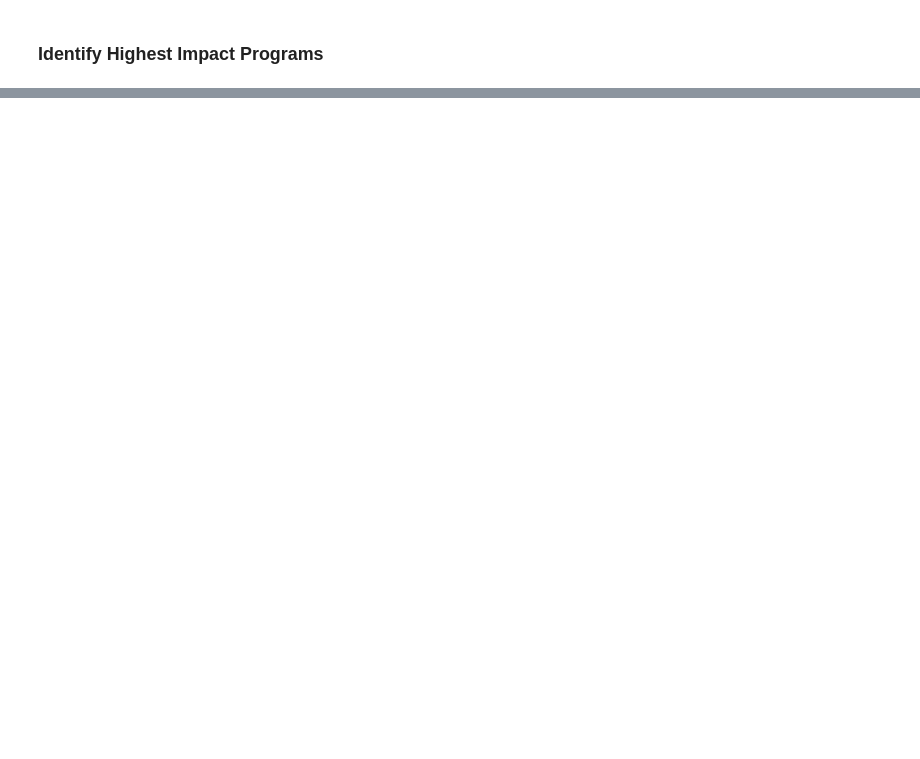
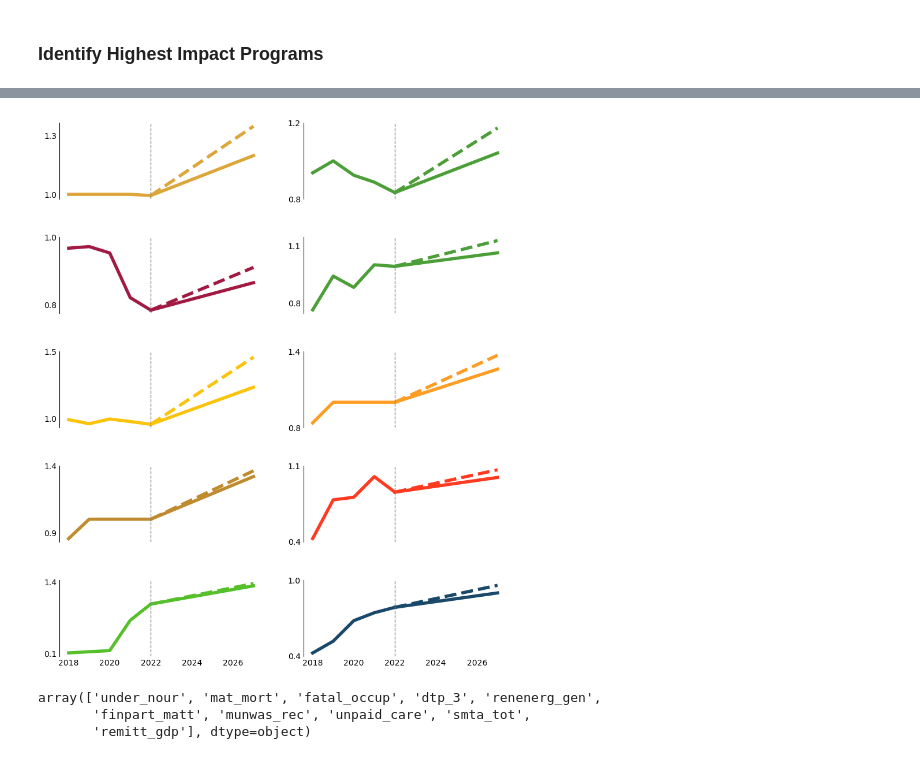
Before and after one commit to rapsoj/ai-for-sdg, a Jupyter notebook: analyse_data.ipynb, the cells around one changed output, grey strips where cells are left out. Drawn from its saved outputs; the diff is of its cells as text; code cells hidden in the pictures; blank space fills up the shorter version.

```diff
--- a/analyse_data.ipynb
+++ b/analyse_data.ipynb
@@ -17,6 +17,7 @@ import matplotlib.pyplot as plt
 
 # Load data
 importance = pd.read_excel('datasets/indicator-impact.xlsx')
+importance['importance_rank'] = importance['importance_rank'] ** 2
 expenditure = pd.read_excel('datasets/government_expenditure_PPI.xlsx').set_index('program_ID')
 base_levels = pd.read_excel('datasets/development_indicators_calibrated_PPI.xlsx')
 
@@ -202,0 +157,13 @@ df_coeff_unit
+# %%
+# List bottom five programs for overall impact
+bottom_overall = df_coeff.sum(axis=1).sort_values(ascending=True).head(5)
+print(bottom_overall)
+print("")
+
+# Get bottom indicators impacted by these programs
+for i in range(0,5):
+    print("Best indicator impact:")
+    print(df_coeff.loc[bottom_overall.index[i]].sort_values(ascending=False).head(5))
+    print("Worst indicator impact:")
+    print(df_coeff.loc[bottom_overall.index[i]].sort_values(ascending=True).head(5))
+    print("")
@@ -202,0 +279,3 @@ df_coeff_unit
+# %%
+data_all['diff'] = data_all[2022] - data_all[2008]
+data_all.groupby('sdg')['diff'].mean().sort_values()
@@ -202,0 +302,61 @@ df_coeff_unit
+# %%
+# Assuming 'Indicator' is the column with the indicator names
+indicators = data_all['indicator_label'].unique()
+
+# Set up the plot with a grid of subplots
+fig, axes = plt.subplots(nrows=5, ncols=2, figsize=(10, 12), sharex=True, gridspec_kw={'hspace': 0.5})
+
+# Loop through each indicator and plot its line with a unique color
+for i, indicator in enumerate(indicators):
+    row = i // 2  # Calculate the row index
+    col = i % 2   # Calculate the column index
+
+    indicator_data = data[data['indicator_label'] == indicator]
+    color = indicator_colors.get(indicator, 'black')  # Default to black if not in the dictionary
+
+    # Plot the main trend over time
+    axes[row, col].plot(indicator_data.columns[14:-4], indicator_data.iloc[:, 14:-4].values.flatten(), label=indicator,
+                        color=color, linewidth=4.0)
+
+    # Add dashed lines for 2027 trajectories
+    axes[row, col].plot([2022, 2027], indicator_data[[2022, '2027a']].values.flatten(),
+                 linestyle='-', color=color, linewidth=4.0)
+    axes[row, col].plot([2022, 2027], indicator_data[[2022, '2027c']].values.flatten(),
+                 linestyle='--', color=color, linewidth=4.0)
+
+    # Remove spines and ticks
+    axes[row, col].spines['top'].set_visible(False)
+    axes[row, col].spines['right'].set_visible(False)
+    axes[row, col].spines['bottom'].set_visible(False)
+    #axes[row, col].spines['left'].set_visible(False)
+    axes[row, col].tick_params(axis='both', which='both', length=0)  # Hide ticks on both axes
+
+    # Set y-axis labels to only show min and max values with one decimal place
+    min_val = indicator_data.iloc[:, 14:-4].values.flatten().min()
+    max_val = max(indicator_data[[2022, '2027c']].values.flatten().max(), indicator_data.iloc[:, 14:-4].values.flatten().max())
+    axes[row, col].set_yticks([round(min_val, 1), round(max_val, 1)])
+    axes[row, col].set_yticklabels([round(min_val, 1), round(max_val, 1)])
+
+    # Add a vertical dashed line at 2022
+    axes[row, col].axvline(x=2022, color='grey', linestyle='--', linewidth=1)
+
+# Add labels and legend to the last subplot
+axes[-1, -1].set_xlabel('')
+
+# Adjust layout
+plt.tight_layout()
+
+
+# Show the plot
+#plt.show()
+
+# Save the plot with high resolution
+plt.savefig('indicator_improvement.png', dpi=400, bbox_inches='tight', pad_inches=1)
+# %% [output]
+[figure, added]
+# %%
+indicators
+# %% [output]
+array(['under_nour', 'mat_mort', 'fatal_occup', 'dtp_3', 'renenerg_gen',
+       'finpart_matt', 'munwas_rec', 'unpaid_care', 'smta_tot',
+       'remitt_gdp'], dtype=object)
```
Also changed, not shown: parts of 25 cells of this notebook, 10 other files.
